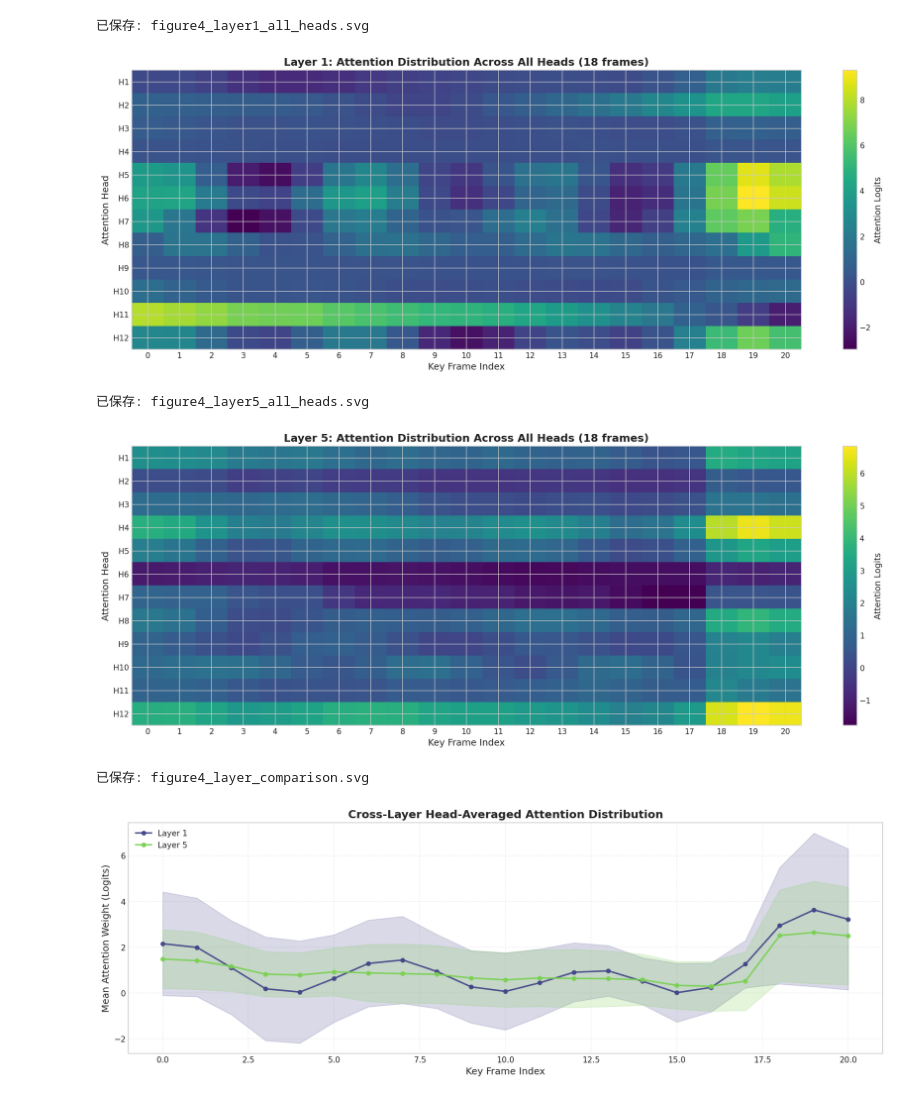
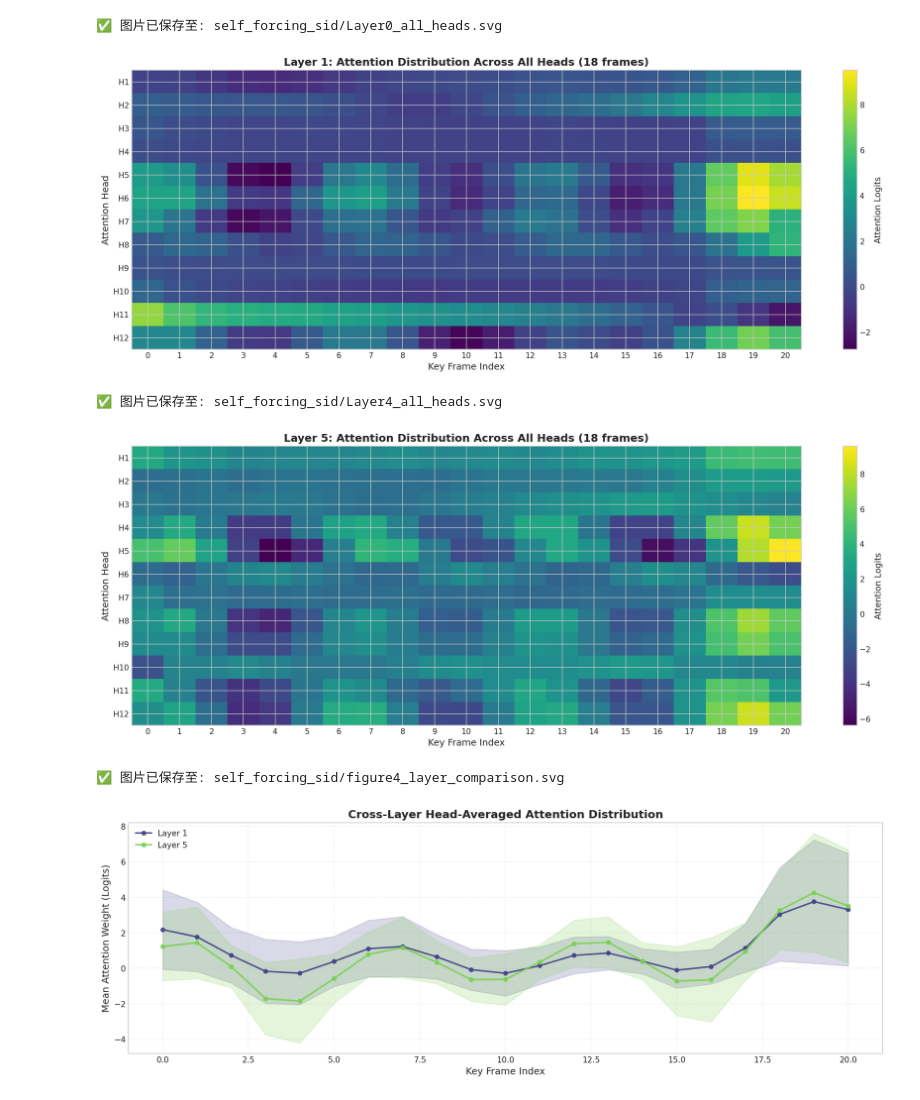
Before and after one commit to winbeau/Self-Forcing-fork, a Jupyter notebook: notebooks/plt_fig4.ipynb, the cells around one changed output. Drawn from its saved outputs; the diff is of its cells as text; code cells hidden in the pictures.

Commit message:
feat: add extrac full attention

```diff
--- a/notebooks/plt_fig4.ipynb
+++ b/notebooks/plt_fig4.ipynb
@@ -28,9 +28,25 @@ plt.rcParams.update(
         "savefig.pad_inches": 0.1,
     }
 )
+# %%
+import os
+
+SAVE_DIR = "self_forcing_sid"
+DATA_PATH = "../cache/attention_cache_self_forcing.pt"
+PLOT_SVG = []
+
+def save_svg(fig_name):
+    if not os.path.exists(SAVE_DIR):
+        os.makedirs(SAVE_DIR)
+        print(f"\u2611 已创建新目录: {SAVE_DIR}")
+
+    save_path = os.path.join(SAVE_DIR, fig_name + ".svg")
+    plt.savefig(save_path, format="svg", bbox_inches="tight")
+    PLOT_SVG.append(save_path)
+    print(f"\u2705 图片已保存至: {save_path}")
 # %%
 # 加载数据
-data = torch.load("../cache/attention_cache_figure4.pt", map_location="cpu", weights_only=False)
+data = torch.load(DATA_PATH, map_location="cpu", weights_only=False)
 # data = torch.load("../cache/attention_cache_wan_base.pt", map_location="cpu", weights_only=False)
 print("=" * 70)
 print("加载注意力数据")
@@ -238,12 +253,8 @@ for layer_idx in [0, 4]:
     )
 
     plt.tight_layout()
-    plt.savefig(
-        f"figure4_layer{layer_idx+1}_per_head_grid.svg",
-        format="svg",
-        bbox_inches="tight",
-    )
-    print(f"已保存: figure4_layer{layer_idx+1}_per_head_grid.svg")
+
+    save_svg(f"Layer{layer_idx}_per_head_grid")
 
     plt.show()
 # %% [output]
@@ -254,41 +265,40 @@ for layer_idx in [0, 4]:
 # %%
 # ===== 绘制热力图 =====
 for layer_idx in [0, 4]:
     if layer_idx not in layer_attention_data:
         continue
 
     frame_attn = layer_attention_data[layer_idx]["frame_attention"]
     key_indices = layer_attention_data[layer_idx]["key_frame_indices"]
     num_heads = frame_attn.shape[0]
 
     fig, ax = plt.subplots(figsize=(16, 6))
     im = ax.imshow(frame_attn, cmap="viridis", aspect="auto")
     cbar = plt.colorbar(im, ax=ax)
     cbar.set_label("Attention Logits", fontsize=11)
 
     ax.set_xlabel("Key Frame Index", fontsize=12)
     ax.set_ylabel("Attention Head", fontsize=12)
     ax.set_title(
         f"Layer {layer_idx+1}: Attention Distribution Across All Heads (18 frames)",
         fontsize=14,
         fontweight="bold",
     )
     ax.set_yticks(range(num_heads))
     ax.set_yticklabels([f"H{i+1}" for i in range(num_heads)])
     ax.set_xticks(range(len(key_indices)))
     ax.set_xticklabels(key_indices)
 
     plt.tight_layout()
-    plt.savefig(
-        f"figure4_layer{layer_idx+1}_all_heads.svg", format="svg", bbox_inches="tight"
-    )
-    print(f"已保存: figure4_layer{layer_idx+1}_all_heads.svg")
+
+    save_svg(f"Layer{layer_idx}_all_heads")
+
     plt.show()
 # %% [output]
-已保存: figure4_layer1_all_heads.svg
+✅ 图片已保存至: self_forcing_sid/Layer0_all_heads.svg
-[figure, old version]
+[figure, new version]
-已保存: figure4_layer5_all_heads.svg
+✅ 图片已保存至: self_forcing_sid/Layer4_all_heads.svg
-[figure, old version]
+[figure, new version]
 # %%
 # ===== 跨层对比 =====
 fig, ax = plt.subplots(figsize=(14, 5))
@@ -327,12 +337,11 @@ ax.set_title(
 ax.legend(fontsize=10)
 ax.grid(True, alpha=0.3, linestyle="--")
 plt.tight_layout()
-plt.savefig("figure4_layer_comparison.svg", format="svg", bbox_inches="tight")
-print("已保存: figure4_layer_comparison.svg")
+save_svg("figure4_layer_comparison")
 plt.show()
 # %% [output]
-已保存: figure4_layer_comparison.svg
+✅ 图片已保存至: self_forcing_sid/figure4_layer_comparison.svg
-[figure, old version]
+[figure, new version]
 # %%
 # ===== 统计摘要 =====
 print("=" * 70)
```
Also changed, not shown: parts of 6 cells of this notebook, 9 other files.
